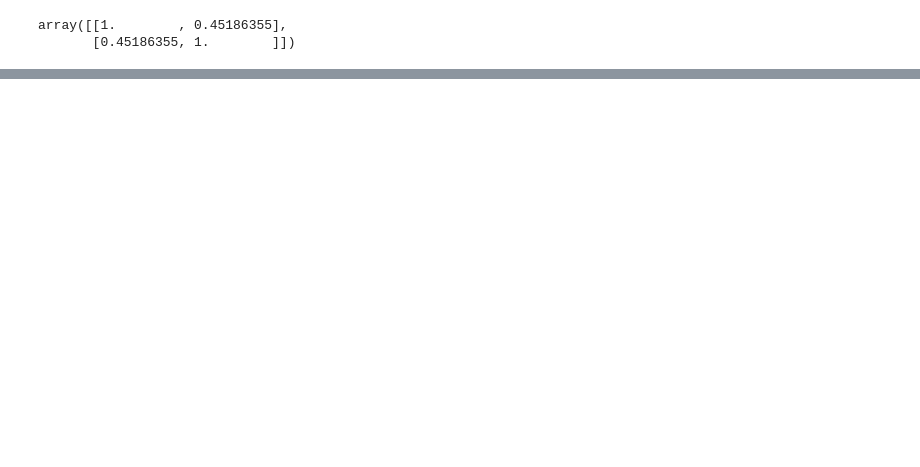
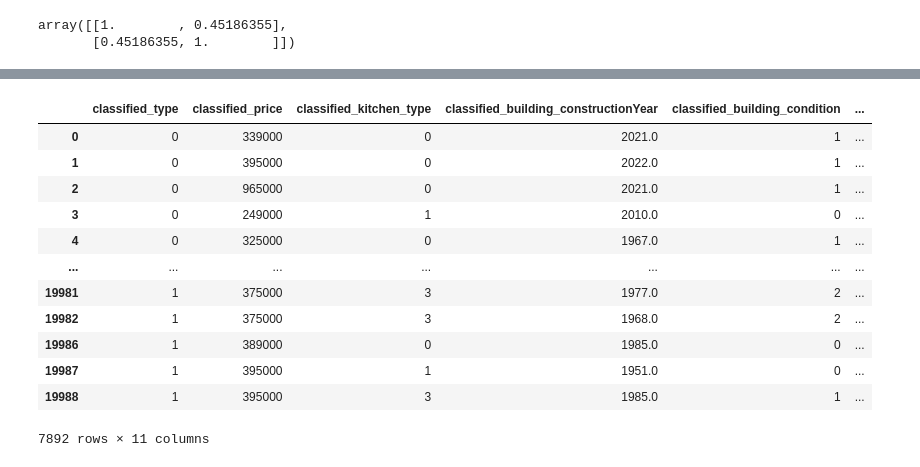
Before and after one commit to duckduckyaya/real-estate-price-prediction, a Jupyter notebook: model_training/training_model.ipynb, the cells around one changed output, grey strips where cells are left out. Saved outputs shown, nothing was run; the diff lists cells and outputs as text; code cells hidden in the pictures; blank space fills up the shorter version.

```diff
--- a/model_training/training_model.ipynb
+++ b/model_training/training_model.ipynb
@@ -113 +144,17 @@ array([[1.        , 0.45186355],
+# %%
+df
+# %% [output]
+|  | classified_type | classified_price | classified_kitchen_type | classified_building_constructionYear | classified_building_condition | ... |
+| 0 | 0 | 339000 | 0 | 2021.0 | 1 | ... |
+| 1 | 0 | 395000 | 0 | 2022.0 | 1 | ... |
+| 2 | 0 | 965000 | 0 | 2021.0 | 1 | ... |
+| 3 | 0 | 249000 | 1 | 2010.0 | 0 | ... |
+| 4 | 0 | 325000 | 0 | 1967.0 | 1 | ... |
+| ... | ... | ... | ... | ... | ... | ... |
+| 19981 | 1 | 375000 | 3 | 1977.0 | 2 | ... |
+| 19982 | 1 | 375000 | 3 | 1968.0 | 2 | ... |
+| 19986 | 1 | 389000 | 0 | 1985.0 | 0 | ... |
+| 19987 | 1 | 395000 | 1 | 1951.0 | 0 | ... |
+| 19988 | 1 | 395000 | 3 | 1985.0 | 1 | ... |
+7892 rows × 11 columns
 # %%
```
Also changed, not shown: parts of 16 cells of this notebook.
